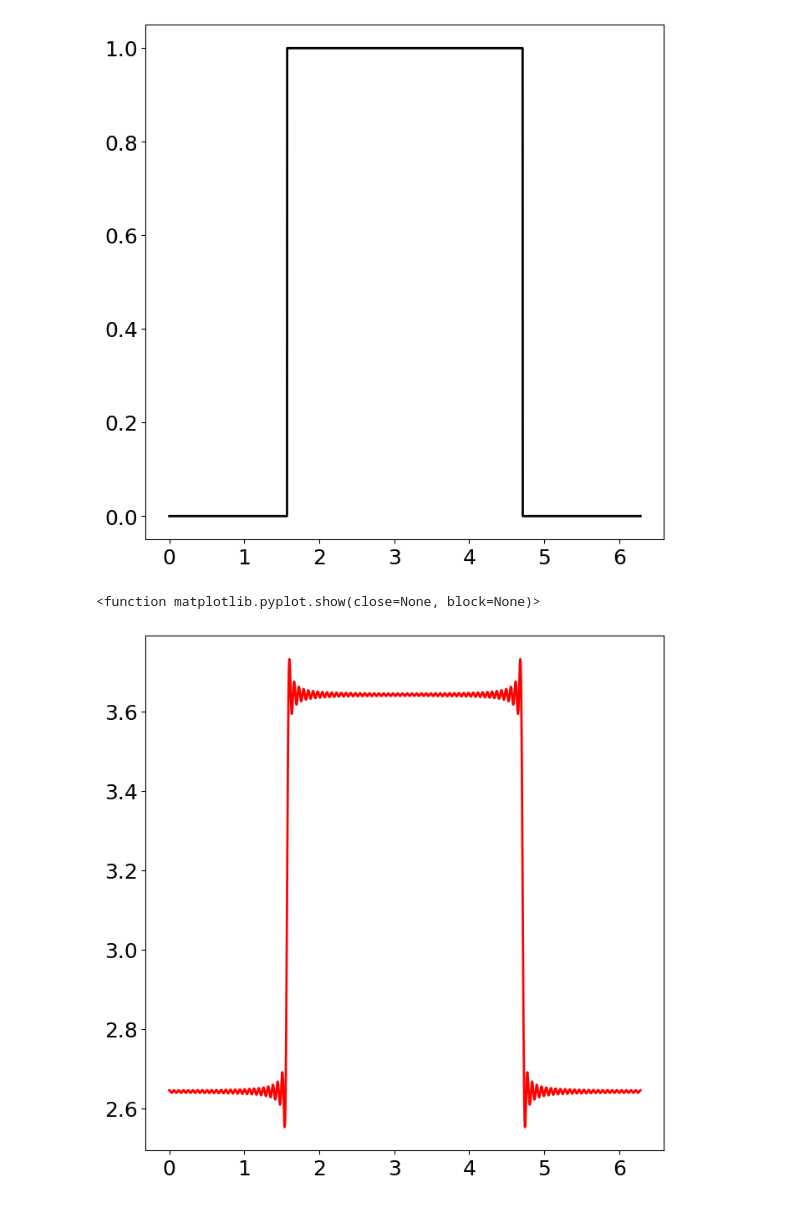
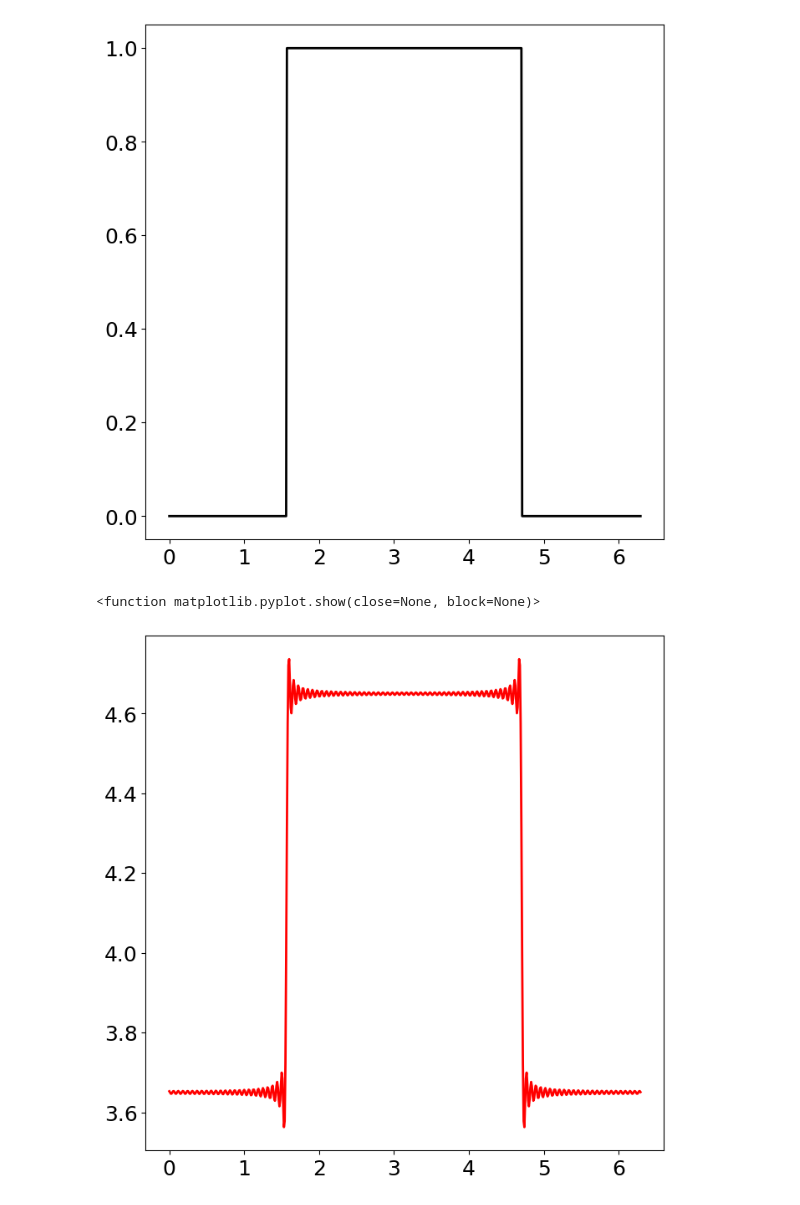
Before and after one commit to saakshigoswami/SignalProcessing, a Jupyter notebook: FourierSeriesTopHatfunction.ipynb, the cells around one changed output. Drawn from its saved outputs; the diff is of its cells as text; code cells hidden in the pictures.

```diff
--- a/FourierSeriesTopHatfunction.ipynb
+++ b/FourierSeriesTopHatfunction.ipynb
@@ -10,7 +14,7 @@ import matplotlib.pyplot as plt
 plt.rcParams['figure.figsize'] = [8,8]
 plt.rcParams.update({'font.size':18})
 
-dx = 0.001
+dx = 0.01
 L = 2*np.pi
 x = np.arange(0, L+dx, dx)
 n = len(x)
@@ -26,17 +30,18 @@ ax.plot(x, f, '-', color='k', linewidth=2)
 # %%
 A0 = np.sum(np.ones_like(x)) * dx
 FSf = A0/2 * np.ones_like(f)
 
-A = np.zeros(102)
-B = np.zeros(102)
+A = np.zeros(100)
+B = np.zeros(100)
 
-for k in range(1,101):
+for k in range(0,100):
     A[k] = np.sum(f * np.cos(2*np.pi*(k)*x/L)) * dx * 2/L
     B[k] = np.sum(f * np.sin(2*np.pi*(k)*x/L)) * dx * 2/L
     FSf = FSf + A[k]*(np.cos(2*np.pi*(k)*x/L)) + B[k]*(np.sin(2*np.pi*(k)*x/L))
 
-plt.plot(x,FSf,'-', color='r', linewidth=2)
+plt.plot(x,FSf, color='r', linewidth=2)
+# plt.plot(x, f, '-', color='k', linewidth=2)
 plt.show
 # %% [output]
 <function matplotlib.pyplot.show(close=None, block=None)>
-[figure, old version]
+[figure, new version]
```
Also changed, not shown: parts of 2 cells of this notebook.
